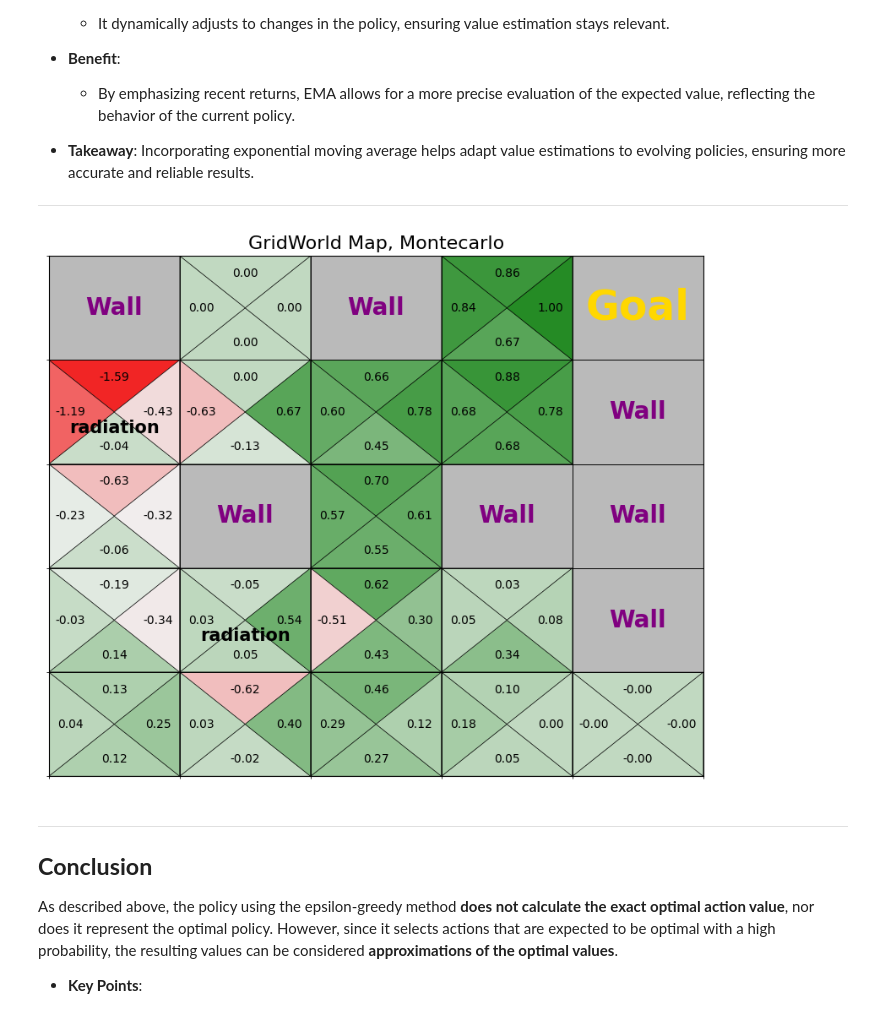
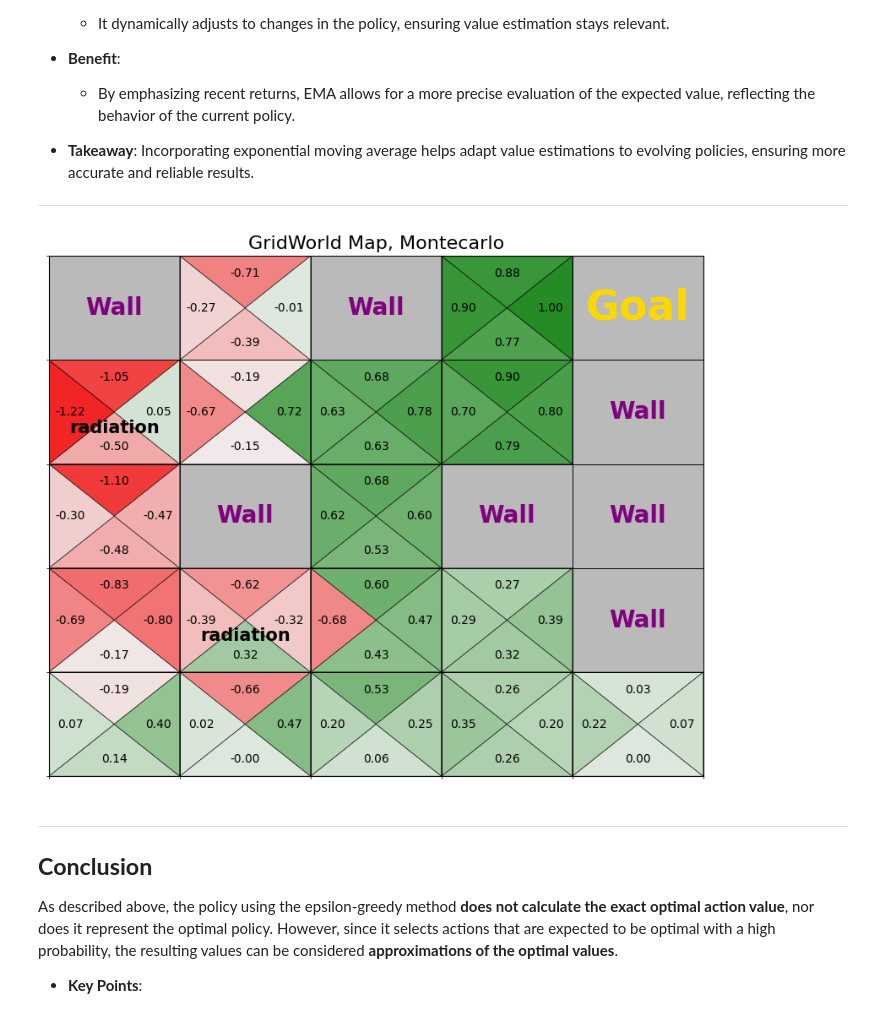
Before and after one commit to LeeJunho-AI/Reinforcement_Learning_Study, a Jupyter notebook: 07_Montecarlo_Control.ipynb, the cells around one changed output. Saved outputs shown, nothing was run; the diff lists cells and outputs as text; code cells hidden in the pictures.

```diff
--- a/07_Montecarlo_Control.ipynb
+++ b/07_Montecarlo_Control.ipynb
@@ -40,7 +40,8 @@ from matplotlib.patches import Rectangle, Polygon
 
 class GridWorld:
   def __init__(self, policy):
-    self.policy = policy # example: {0: 0.25, 1: 0.25, 2: 0.25, 3: 0.25} action: probability
+    self.policy = policy
+
     self.wall_map = np.array([
         ['wall',  0,     'wall',  0,     0],
         [0,       0,     0,       0,     'wall'],
@@ -114,17 +115,16 @@ class GridWorld:
       next_state = current_state
     return next_state
 
-  def policy_update(self):
-    for x in range(self.height):
-      for y in range(self.width):
-        Qs_list = []
-        for action in range(self.num_action):
-          self.policy[y, x][action] = self.epsilon/self.num_action
-          Qs_list.append(self.Qs[(y, x), action])
-        max_Qs = np.max(Qs_list)
-        greedy_actions = np.where(Qs_list == max_Qs)[0]
-        for greedy_action in greedy_actions:
-          self.policy[y, x][greedy_action] += (1-self.epsilon)/len(greedy_actions)
+  def policy_update(self, state, action):
+    Qs_list = []
+    for action in range(self.num_action):
+      self.policy[state][action] = self.epsilon / self.num_action
+      Qs_list.append(self.Qs[state, action])
+    max_Qs = np.max(Qs_list)
+    greedy_actions = np.where(Qs_list == max_Qs)[0]
+    for greedy_action in greedy_actions:
+      self.policy[state][greedy_action] += (1 - self.epsilon) / len(greedy_actions)
+
 
   def render(self, policy_show=True):
     fig, ax = plt.subplots(figsize=(10, 8))
@@ -209,17 +209,17 @@ class GridWorld:
     return self.reward_map.shape[1]
 # %%
 random_policy = defaultdict(lambda: {0: 0.25, 1: 0.25, 2: 0.25, 3: 0.25})
-alpha = 0.9
 game = GridWorld(random_policy)
-total_episode = 1000
+total_episode = 2000
 
 for _ in range(total_episode):
   game.montecarlo_one_epiosde()
   G = 0
   for data in reversed(game.history):
     state, action, reward = data
+    game.ns[state, action] += 1
     G = reward + game.gamma * G
-    game.Qs[state, action] += 1/alpha * (G - game.Qs[state, action])
+    game.Qs[state, action] += 1/game.ns[state, action] * (G - game.Qs[state, action])
 # %% [markdown]
 ---
 
@@ -276,21 +276,21 @@ A key point is that **using an exponential moving average (EMA)** is essential t
 # %%
 random_policy = defaultdict(lambda: {0: 0.25, 1: 0.25, 2: 0.25, 3: 0.25})
 alpha = 0.1
 game2 = GridWorld(random_policy)
-total_episode = 1000
+total_episode = 2000
 
 for _ in range(total_episode):
     game2.montecarlo_one_epiosde()
     G = 0
     for data in reversed(game2.history):
         state, action, reward = data
         G = reward + game2.gamma * G
         game2.Qs[state, action] += alpha * (G - game2.Qs[state, action])
-    game2.policy_update()
+        game2.policy_update(state, action)
 
 game2.render()
 # %% [output]
-[figure, old version]
+[figure, new version]
 # %% [markdown]
 ---
 
```
Also changed, not shown: parts of 1 cell of this notebook.
